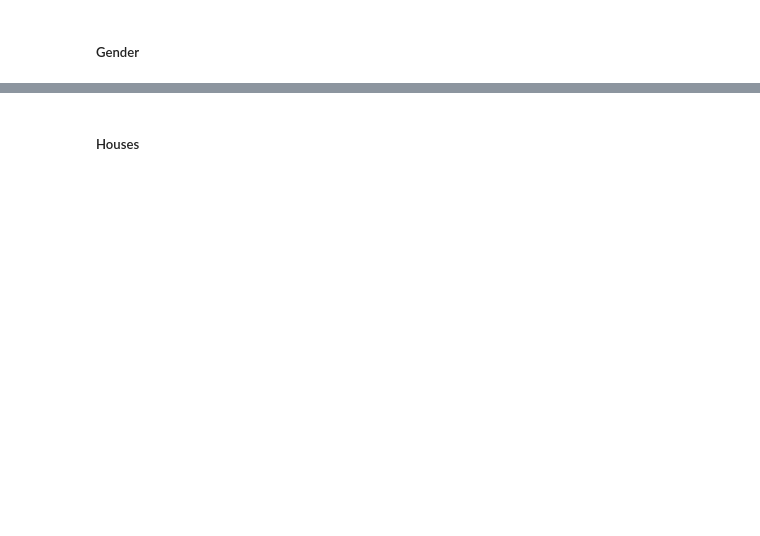
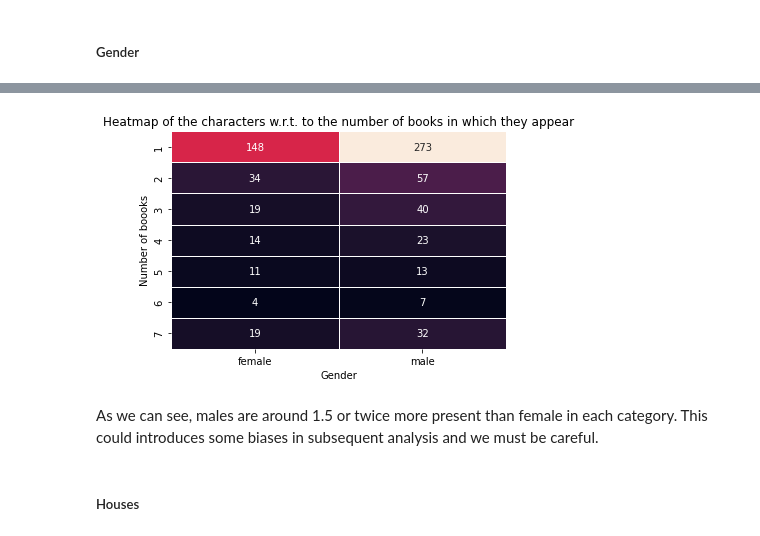
Before and after one commit to DataViziosa/PotterViz, a Jupyter notebook: python/exploratory_data_analysis.ipynb, the cells around one changed output, grey strips where cells are left out. Cells and saved outputs as stored; diff of their text form; code cells hidden in the pictures; blank space fills up the shorter version.

```diff
--- a/python/exploratory_data_analysis.ipynb
+++ b/python/exploratory_data_analysis.ipynb
@@ -27,2 +118,12 @@ df_hp_chars.head(2)
+# %%
+sns.heatmap(pd.crosstab(df_hp_chars['nb_books_featured_in'],df_hp_chars['gender']), annot=True, fmt="d", linewidths=.5, cbar=False)
+plt.title('Heatmap of the characters w.r.t. to the number of books in which they appear')
+plt.xlabel('Gender')
+plt.ylabel('Number of boooks')
+plt.show()
+# %% [output]
+[figure, added]
+# %% [markdown]
+As we can see, males are around 1.5 or twice more present than female in each category. This could introduces some biases in subsequent analysis and we must be careful.
 # %% [markdown]
 ##### Houses
```
Also changed, not shown: parts of 30 cells of this notebook, 1 other file.
